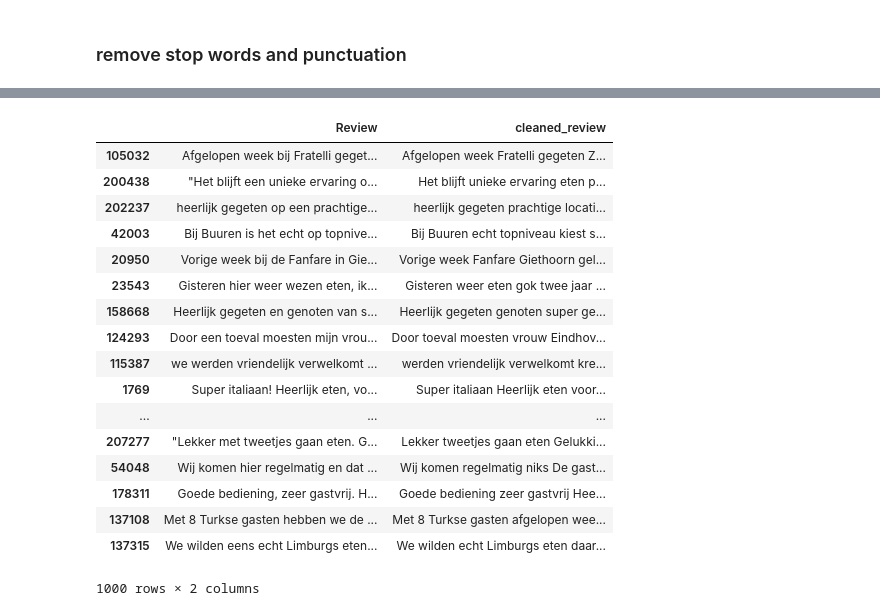
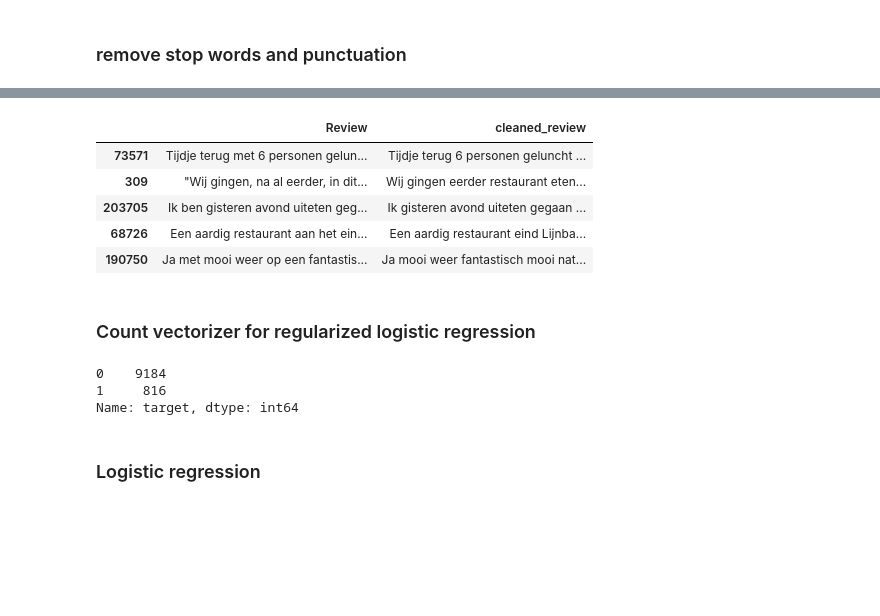
Before and after one commit to longhowlam/python_hobby_stuff, a Jupyter notebook: RestaurantReviews.ipynb, the cells around one changed output, grey strips where cells are left out. Saved outputs shown, nothing was run; the diff lists cells and outputs as text; code cells hidden in the pictures; blank space fills up the shorter version.

```diff
--- a/RestaurantReviews.ipynb
+++ b/RestaurantReviews.ipynb
@@ -98,7 +104,7 @@ reviews_NL.query('eten < 4').sample(5)[["Review", "eten"]]
 # %% [markdown]
 ## Preparing text for further analysis
 # %%
-reviews_nl = pd.read_pickle("reviews.pck")
+reviews_nl = pd.read_pickle("reviews_NL.pck")
 # %% [markdown]
 ### count the number of words per review
 # %%
@@ -140,5 +143,6 @@ Wall time: 60.5 ms
 # %%
-review_sample = reviews_nl.sample(1000)
+%%time
+review_sample = reviews_nl.sample(10000)
 review_sample = (
     review_sample
     .assign(
@@ -148,22 +155,12 @@ review_sample = (
 # %%
 pd.options.display.max_colwidth = 1000
-review_sample[["Review", "cleaned_review"]]
+review_sample[["Review", "cleaned_review"]].sample(5)
 # %% [output]
 |  | Review | cleaned_review |
-| 105032 | Afgelopen week bij Fratelli geget... | Afgelopen week Fratelli gegeten Z... |
-| 200438 | "Het blijft een unieke ervaring o... | Het blijft unieke ervaring eten p... |
-| 202237 | heerlijk gegeten op een prachtige... | heerlijk gegeten prachtige locati... |
-| 42003 | Bij Buuren is het echt op topnive... | Bij Buuren echt topniveau kiest s... |
-| 20950 | Vorige week bij de Fanfare in Gie... | Vorige week Fanfare Giethoorn gel... |
-| 23543 | Gisteren hier weer wezen eten, ik... | Gisteren weer eten gok twee jaar ... |
-| 158668 | Heerlijk gegeten en genoten van s... | Heerlijk gegeten genoten super ge... |
-| 124293 | Door een toeval moesten mijn vrou... | Door toeval moesten vrouw Eindhov... |
-| 115387 | we werden vriendelijk verwelkomt ... | werden vriendelijk verwelkomt kre... |
-| 1769 | Super italiaan! Heerlijk eten, vo... | Super italiaan Heerlijk eten voor... |
-| ... | ... | ... |
-| 207277 | "Lekker met tweetjes gaan eten. G... | Lekker tweetjes gaan eten Gelukki... |
-| 54048 | Wij komen hier regelmatig en dat ... | Wij komen regelmatig niks De gast... |
-| 178311 | Goede bediening, zeer gastvrij. H... | Goede bediening zeer gastvrij Hee... |
-| 137108 | Met 8 Turkse gasten hebben we de ... | Met 8 Turkse gasten afgelopen wee... |
-| 137315 | We wilden eens echt Limburgs eten... | We wilden echt Limburgs eten daar... |
+| 73571 | Tijdje terug met 6 personen gelun... | Tijdje terug 6 personen geluncht ... |
+| 309 | "Wij gingen, na al eerder, in dit... | Wij gingen eerder restaurant eten... |
+| 203705 | Ik ben gisteren avond uiteten geg... | Ik gisteren avond uiteten gegaan ... |
+| 68726 | Een aardig restaurant aan het ein... | Een aardig restaurant eind Lijnba... |
+| 190750 | Ja met mooi weer op een fantastis... | Ja mooi weer fantastisch mooi nat... |
-1000 rows × 2 columns
+# %% [markdown]
+### Count vectorizer for regularized logistic regression
@@ -169,0 +170,6 @@ review_sample[["Review", "cleaned_review"]]
+# %%
+review_sample.target.value_counts()
+# %% [output]
+0    9184
+1     816
+Name: target, dtype: int64
@@ -169,0 +185,2 @@ review_sample[["Review", "cleaned_review"]]
+# %% [markdown]
+### Logistic regression
```
Also changed, not shown: parts of 24 cells of this notebook.
